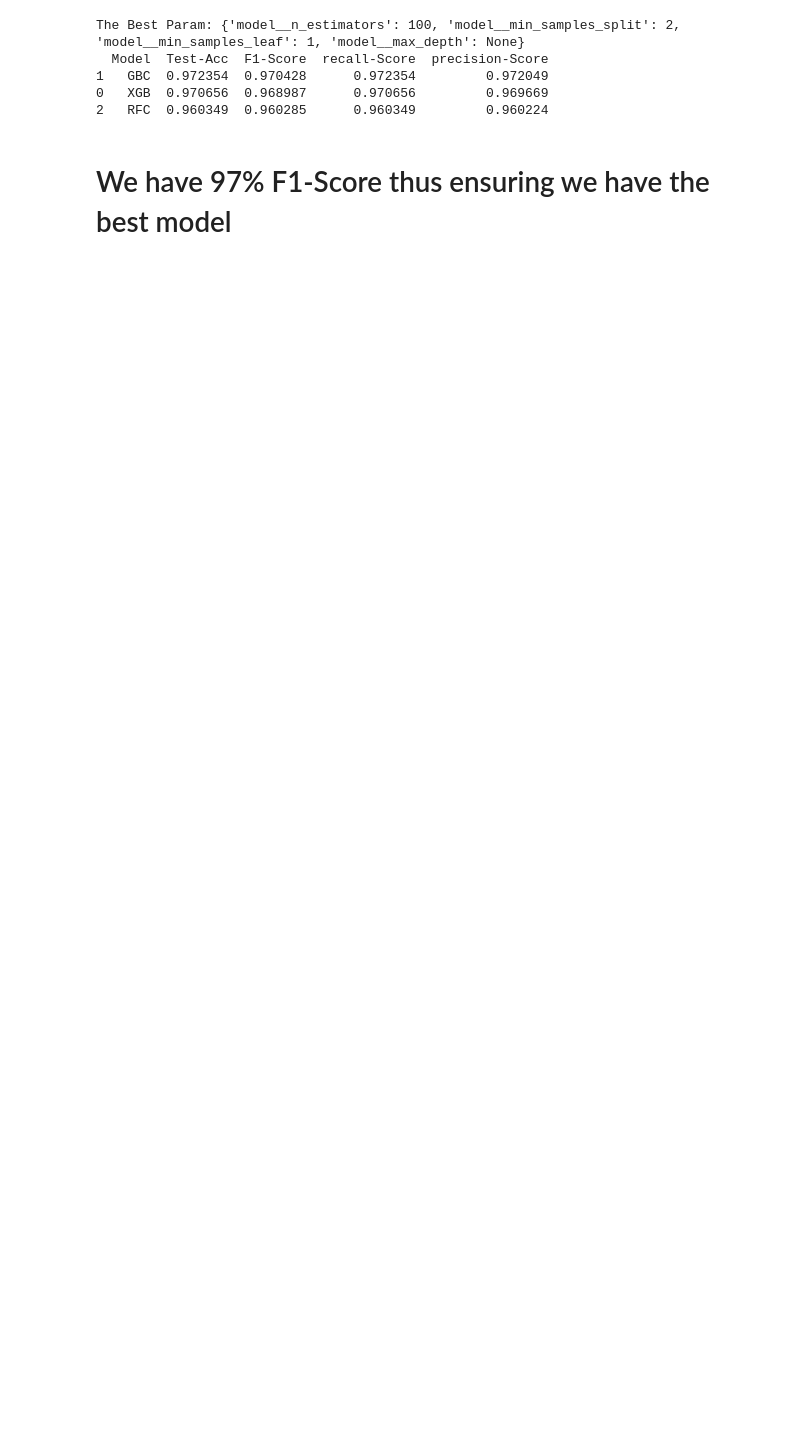
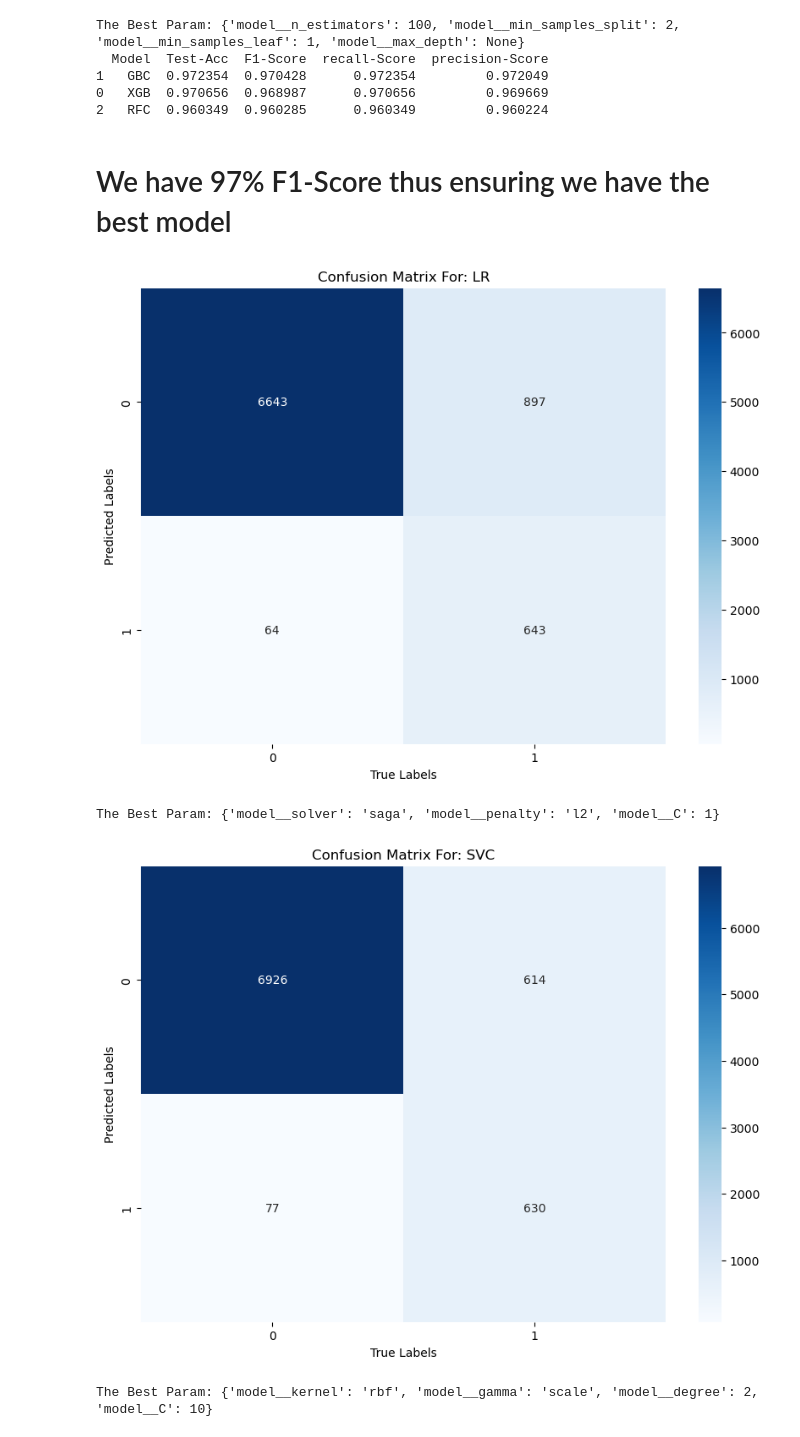
Before and after one commit to MaukanMir/Diabetes-Classification-, a Jupyter notebook: training.ipynb, the cells around one changed output. Saved outputs shown, nothing was run; the diff lists cells and outputs as text; code cells hidden in the pictures; blank space fills up the shorter version.

Commit message:
added new param tuning

```diff
--- a/training.ipynb
+++ b/training.ipynb
@@ -897,4 +897,9 @@ The Best Param: {'model__n_estimators': 100, 'model__min_samples_split': 2, 'mod
 # %%
 model_names = ["LR", "SVC", "KNN"]
 models = grab_selected_models(model_names)
-performance_df = optimization_search(preprocessor, sample_model, model_names, models, X, y, RandomizedSearchCV, params, f1_metric, kbest)
+optimization_search(preprocessor, sample_model, model_names, models, X, y, RandomizedSearchCV, params, f1_metric, kbest)
+# %% [output]
+[figure, added]
+The Best Param: {'model__solver': 'saga', 'model__penalty': 'l2', 'model__C': 1}
+[figure, added]
+The Best Param: {'model__kernel': 'rbf', 'model__gamma': 'scale', 'model__degree': 2, 'model__C': 10}
```
Also changed, not shown: parts of 4 cells of this notebook.
